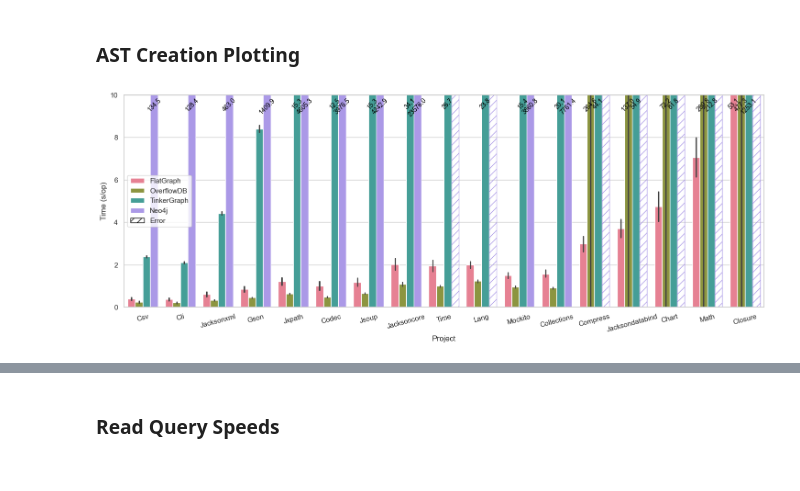
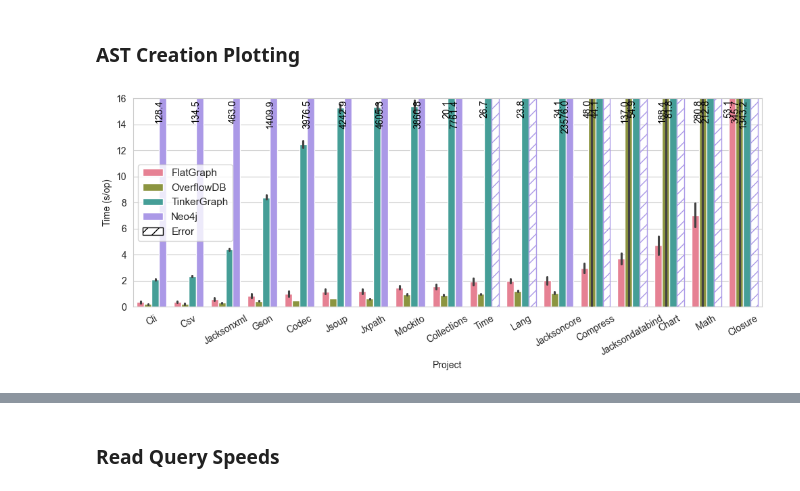
Before and after one commit to plume-oss/benchmarking, a Jupyter notebook: read_write_performance_plots.ipynb, the cells around one changed output, grey strips where cells are left out. Drawn from its saved outputs; the diff is of its cells as text; code cells hidden in the pictures.

Commit message:
Plots for new paper results

```diff
--- a/read_write_performance_plots.ipynb
+++ b/read_write_performance_plots.ipynb
@@ -231,7 +210,6 @@ Skipping empty file: results/neo4j-embedded/lang/results-Xmx8G-write.csv
 # %% [markdown]
 ### AST Creation Plotting
 # %%
-import seaborn as sns
 import matplotlib.pyplot as plt
 from matplotlib.patches import Patch
 
@@ -240,65 +218,48 @@ df = final_df[
 
 df = impute_error(df)
 
-# Plotting with Seaborn and Matplotlib
-fig, ax1 = plt.subplots(figsize=(18, 6))
+fig, ax1 = plt.subplots(figsize=(12, 4))
 sns.set(style="whitegrid")
 
-# Create the bar plot for createAst
-palette = sns.color_palette("husl", len(df['Database'].unique()))
 sns.barplot(x="Project", y="Score", hue="Database",  #yerr=df["Error"],
             data=df, ax=ax1, palette=palette, order=projects,
             hue_order=databases)
 
-y_limit = 10
-# Set labels and title for the first y-axis
+y_limit = 16
 ax1.set_xlabel('Project')
 ax1.set_ylabel(f'Time ({df["Unit"].iloc[0]})')
-# ax1.set_title('AST Creation Speed by Project and Database')
 ax1.set_ylim(top=y_limit, bottom=0)
 
 for i, patch in enumerate(ax1.patches):
-    # Log errors as hatch
     h = int(patch.get_height())
     if h == EXCEPTION:
         original_color = patch.get_facecolor()
         patch.set_hatch('//')
         patch.set_facecolor('none')
         patch.set_edgecolor(original_color)
     elif patch.get_height() >= y_limit:
-        # Print labels for those that exceed ylim
         yval = patch.get_height()
         ax1.text(
-            patch.get_x() + patch.get_width() / 2,  # X position of the text
-            min(yval, ax1.get_ylim()[1]) - 0.1,  # Y position of the text
-            f'{yval:.1f}',  # Text label (value of the bar)
-            ha='center',  # Horizontal alignment of the text
-            va='top',  # Vertical alignment
-            color='black',  # Color of the text
-            fontsize=10,  # Font size
-            rotation=45
+            patch.get_x() + patch.get_width() / 2 - 0.1,
+            min(yval, ax1.get_ylim()[1]) - 0.1,
+            f'{yval:.1f}',
+            ha='center',
+            va='top',
+            color='black',
+            fontsize=10,
+            rotation=90
         )
-    # else:
-    #     # Add error bars if they do not exceed ylim
-    #     err = df['Error'].iloc[i]
-    #
-    #     # Calculate the center of the bar
-    #     x = patch.get_x() + patch.get_width() / 2
-    #     y = patch.get_height()
-    #
-    #     # Add the error bar
-    #     ax1.errorbar(x, y, yerr=err, fmt='none', c='black', capsize=2)
 
-plt.xticks(rotation=15)
+plt.xticks(rotation=30)
 
 handles, labels = plt.gca().get_legend_handles_labels()
 
 # Add the custom entry
 handles.append(Patch(facecolor='white', edgecolor='black', hatch='//', label='Error'))
 plt.legend(handles=handles, loc='best')
 
 # Show the plot
-plt.savefig("rq1-perf.pdf", format='pdf', bbox_inches='tight')
+plt.savefig("createAst.pdf", format='pdf', bbox_inches='tight')
 plt.show()
 # %% [output]
-[figure, old version]
+[figure, new version]
```
Also changed, not shown: parts of 7 cells of this notebook, 1 other file.
